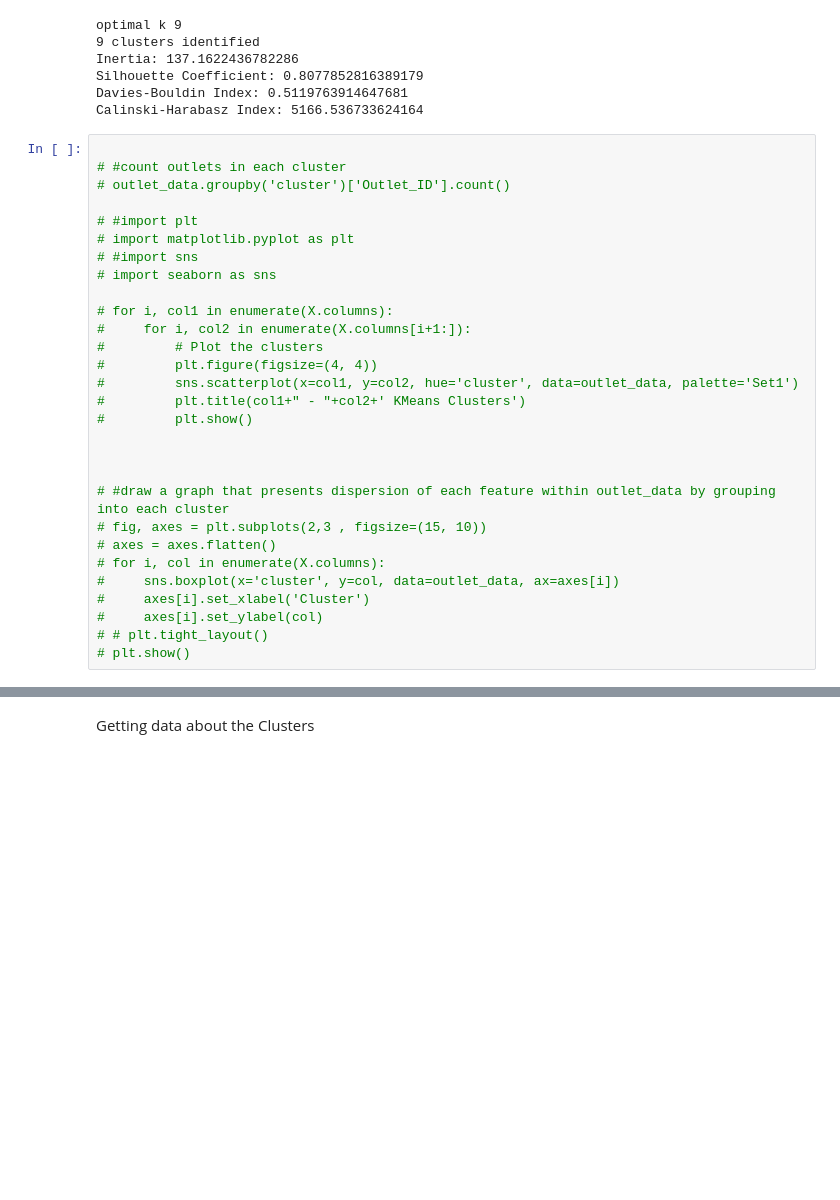
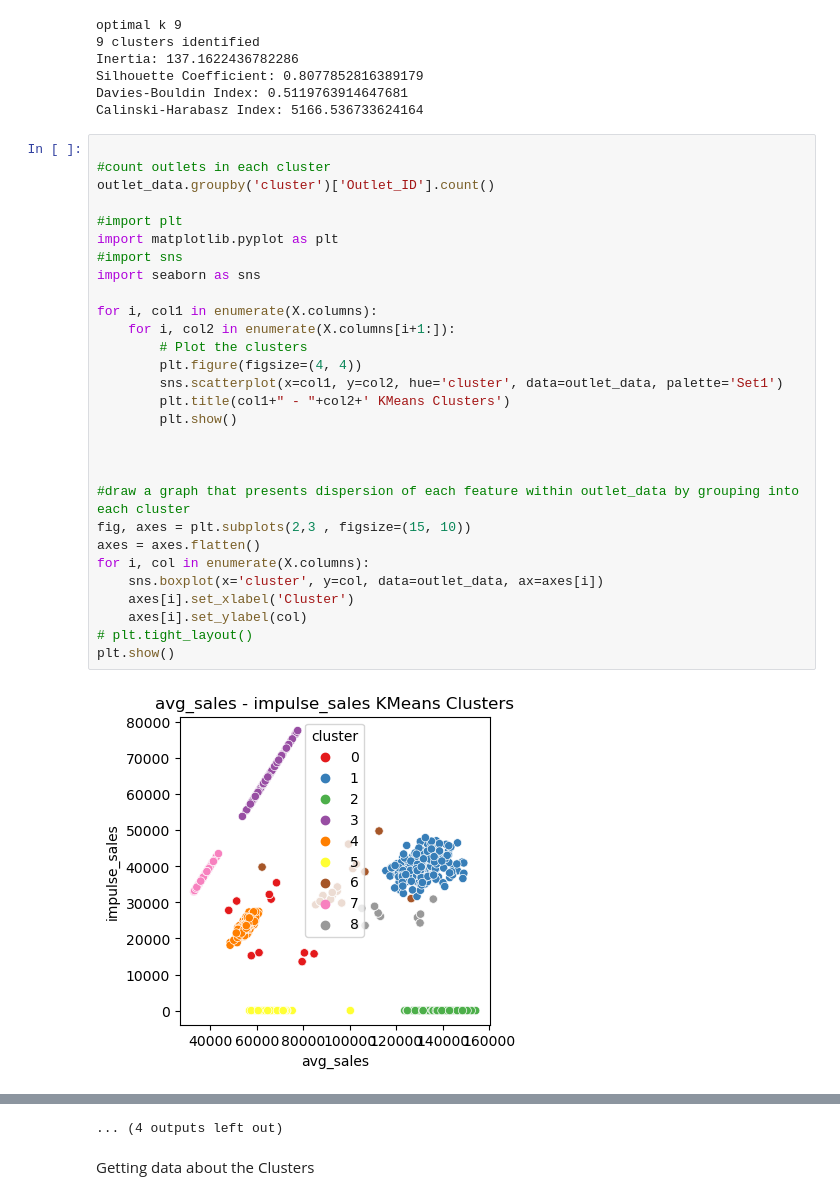
Before and after one commit to ChamaruAmasara/DataStorm-4-Team-Revolt-SemiFinals, a Jupyter notebook: revolt.ipynb, the cells around one changed output, grey strips where cells are left out. Cells and saved outputs as stored; diff of their text form; blank space fills up the shorter version.

Commit message:
images updated

```diff
--- a/revolt.ipynb
+++ b/revolt.ipynb
@@ -339,30 +341,32 @@ Davies-Bouldin Index: 0.5119763914647681
 Calinski-Harabasz Index: 5166.536733624164
 # %%
 
-# #count outlets in each cluster
-# outlet_data.groupby('cluster')['Outlet_ID'].count()
+#count outlets in each cluster
+outlet_data.groupby('cluster')['Outlet_ID'].count()
 
-# #import plt
-# import matplotlib.pyplot as plt
-# #import sns
-# import seaborn as sns
+#import plt
+import matplotlib.pyplot as plt
+#import sns
+import seaborn as sns
 
-# for i, col1 in enumerate(X.columns):
-#     for i, col2 in enumerate(X.columns[i+1:]):
-#         # Plot the clusters
-#         plt.figure(figsize=(4, 4))
-#         sns.scatterplot(x=col1, y=col2, hue='cluster', data=outlet_data, palette='Set1')
-#         plt.title(col1+" - "+col2+' KMeans Clusters')
-#         plt.show()
+for i, col1 in enumerate(X.columns):
+    for i, col2 in enumerate(X.columns[i+1:]):
+        # Plot the clusters
+        plt.figure(figsize=(4, 4))
+        sns.scatterplot(x=col1, y=col2, hue='cluster', data=outlet_data, palette='Set1')
+        plt.title(col1+" - "+col2+' KMeans Clusters')
+        plt.show()
 
 
 
-# #draw a graph that presents dispersion of each feature within outlet_data by grouping into each cluster
-# fig, axes = plt.subplots(2,3 , figsize=(15, 10))
-# axes = axes.flatten()
-# for i, col in enumerate(X.columns):
-#     sns.boxplot(x='cluster', y=col, data=outlet_data, ax=axes[i])
-#     axes[i].set_xlabel('Cluster')
-#     axes[i].set_ylabel(col)
-# # plt.tight_layout()
-# plt.show()
+#draw a graph that presents dispersion of each feature within outlet_data by grouping into each cluster
+fig, axes = plt.subplots(2,3 , figsize=(15, 10))
+axes = axes.flatten()
+for i, col in enumerate(X.columns):
+    sns.boxplot(x='cluster', y=col, data=outlet_data, ax=axes[i])
+    axes[i].set_xlabel('Cluster')
+    axes[i].set_ylabel(col)
+# plt.tight_layout()
+plt.show()
+# %% [output]
+[figure, added]
@@ -369,3 +384,4 @@ Calinski-Harabasz Index: 5166.536733624164
+... (4 outputs left out)
 # %% [markdown]
 Getting data about the Clusters
 # %%
```
Also changed, not shown: parts of 7 cells of this notebook.
